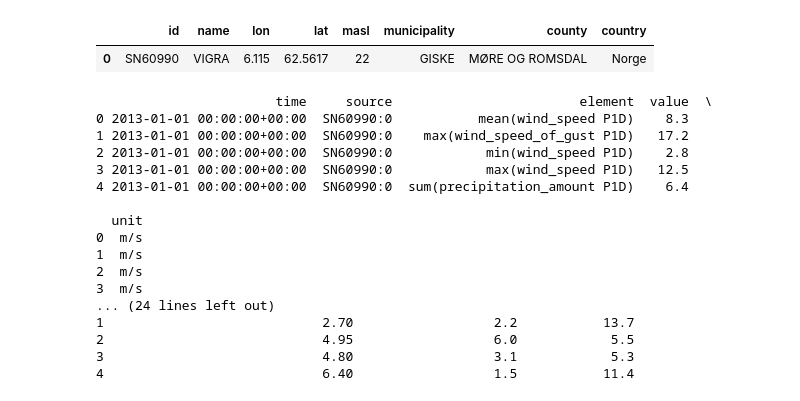
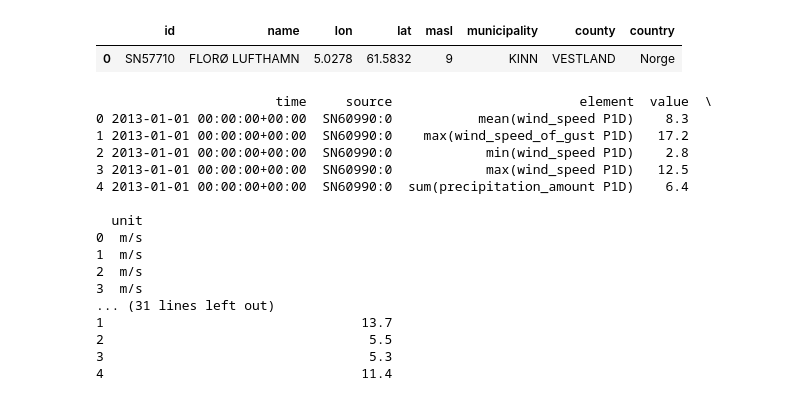
Before and after one commit to Maggebag/AIS4003-WeatherData-Assignment, a Jupyter notebook: src/test.ipynb, the cells around one changed output. Drawn from its saved outputs; the diff is of its cells as text; code cells hidden in the pictures.

```diff
--- a/src/test.ipynb
+++ b/src/test.ipynb
@@ -2,24 +2,20 @@
 from frost_client import *
 from data_handling import *
 # %%
-search_station_by_name("Vigra")
+search_station_by_name("Florø")
 # %% [output]
 |  | id | name | lon | lat | masl | municipality | county | country |
-| 0 | SN60990 | VIGRA | 6.115 | 62.5617 | 22 | GISKE | MØRE OG ROMSDAL | Norge |
+| 0 | SN57710 | FLORØ LUFTHAMN | 5.0278 | 61.5832 | 9 | KINN | VESTLAND | Norge |
 # %%
 # Choose station, elements, time range
 station = "SN60990"  # Vigra
 elements = 'mean(wind_speed P1D), max(wind_speed_of_gust P1D), min(wind_speed P1D), max(wind_speed P1D), sum(precipitation_amount P1D), max(air_temperature P1D), min(air_temperature P1D), mean(air_temperature P1D)'
-span = "2013-01-01/2025-09-19"
+span = "2013-01-01/2023-01-01"
 
 df_long = fetch_data_observations(station, elements, span)
-print(df_long.head())
 
+# Convert to a wide format for easier reading
 df_wide = pivot_table_elements(df_long)
-# Optional: rename the long precip column to something nicer
-df_wide = df_wide.rename(columns={"sum(precipitation_amount P1D)": "precipitation"})
-
-print(df_wide.head())
 # %% [output]
                        time     source                        element  value  \
 0 2013-01-01 00:00:00+00:00  SN60990:0           mean(wind_speed P1D)    8.3
@@ -33,11 +29,11 @@ print(df_wide.head())
 1  m/s
 2  m/s
 3  m/s
-... (24 lines left out)
-1                            2.70                  2.2           13.7
-2                            4.95                  6.0            5.5
-3                            4.80                  3.1            5.3
-4                            6.40                  1.5           11.4
+... (31 lines left out)
+1                                 13.7
+2                                  5.5
+3                                  5.3
+4                                 11.4
 # %%
 events = hurricane_events(df_wide, wind_col='max(wind_speed_of_gust P1D)')
 print(events)
```
Also changed, not shown: parts of 1 cell of this notebook, 3 other files.
